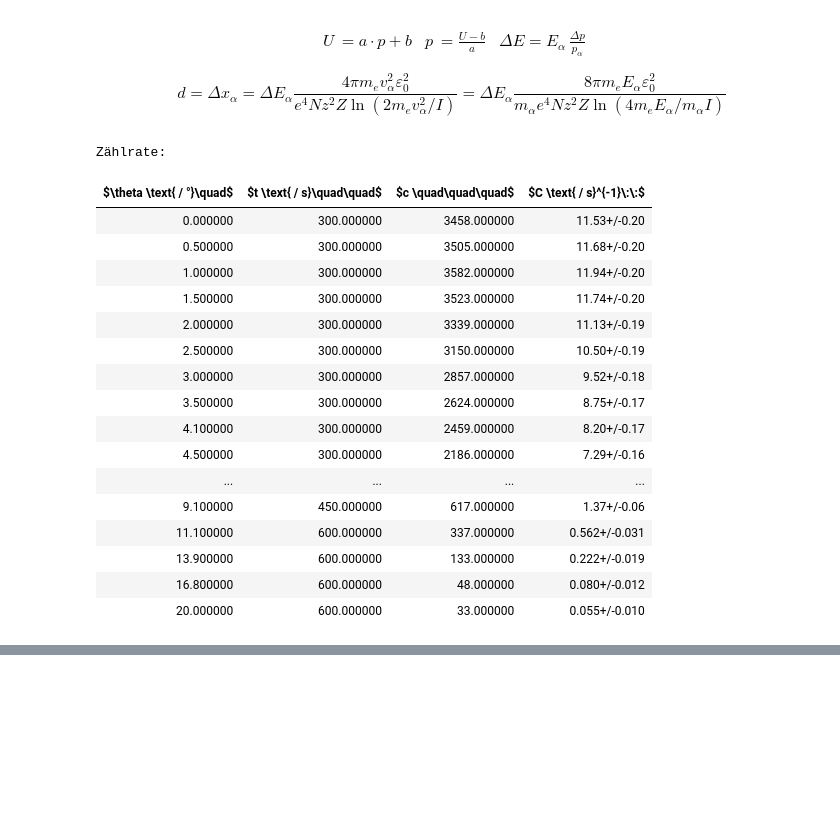
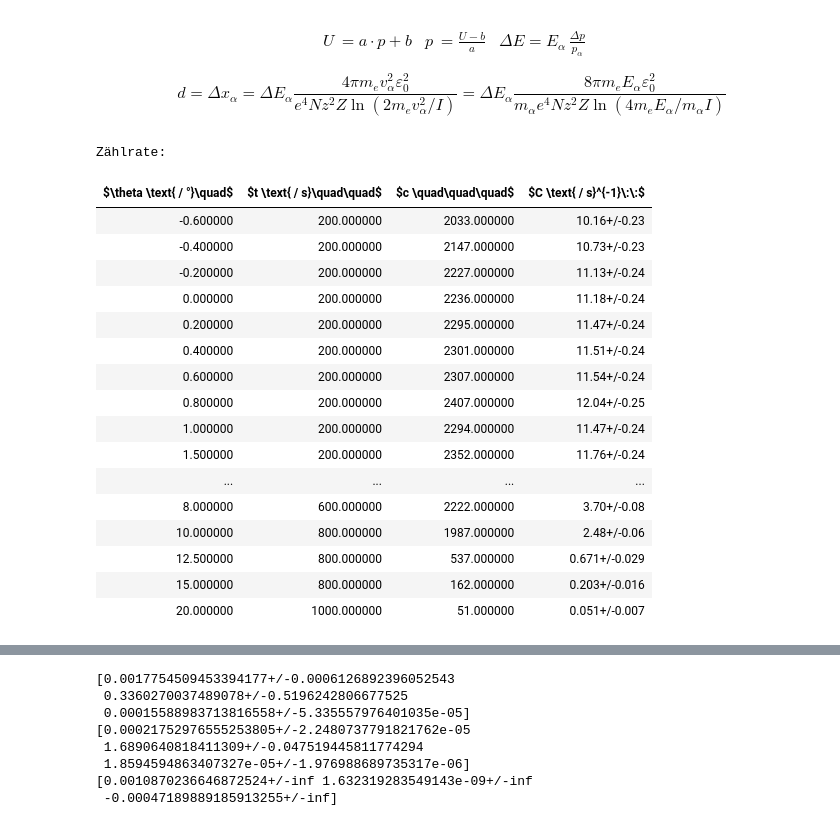
Before and after one commit to frtza/advancedlaboratory, a Jupyter notebook: V16/note.ipynb, the cells around one changed output, grey strips where cells are left out. Cells and saved outputs as stored; diff of their text form; code cells hidden in the pictures; blank space fills up the shorter version.

```diff
--- a/V16/note.ipynb
+++ b/V16/note.ipynb
@@ -257,46 +257,72 @@ U &= a \cdot p + b & p &= \frac{U - b}{a} & \Delta E = E_\alpha \, \frac{\Delta
 $$d = \Delta x_\alpha = \Delta E_\alpha \frac{4\pi m_e v_\alpha^2 \varepsilon_0^2}{e^4 N z^2 Z \ln (2m_e v_\alpha^2 / I)}
 = \Delta E_\alpha \frac{8\pi m_e E_\alpha \varepsilon_0^2}{m_\alpha e^4 N z^2 Z \ln (4m_e E_\alpha / m_\alpha I)}$$
 # %%
-ang, c, t = np.genfromtxt('data/altprotokoll/winkel.txt', unpack=True)
+ang, c, t = np.genfromtxt('data/winkel.txt', unpack=True)
 C = uar(c / t, np.sqrt(c) / t)
 
 ang_df = df({r'$\theta \text{ / °}\quad$':ang, r'$t \text{ / s}\quad\quad$':t, r'$c \quad\quad\quad$':c, r'$C \text{ / s}^{-1}\:\:$':C})
 
 print('Zählrate:')
 display(ang_df.style.hide())
 
 
-def ruth(phi):
-    return 1 / unp.sin(phi)**4
+def ruth(phi, a, b, c):
+    return a / (np.sin((phi - b) * np.pi / 180)**4 + c)
 
-th = np.linspace(-0.6, 20, 10000) * np.pi / 180
+par_1, cov_1 = fit(ruth, ang, noms(C), p0=[1e-3, 1e-0, 1e-6])
+err_1 = np.sqrt(np.diag(cov_1))
+par_1 = uar(par_1, err_1)
+
+par_2, cov_2 = fit(ruth, ang[:14], noms(C[:14]), p0=[1e-3, 1e-0, 1e-6])
+err_2 = np.sqrt(np.diag(cov_2))
+par_2 = uar(par_2, err_2)
+
+par_3, cov_3 = fit(ruth, ang[-4:], noms(C[-4:]), p0=[1e-0, 1.632319283549143e-9, 1e-6])
+err_3 = np.sqrt(np.diag(cov_3))
+par_3 = uar(par_3, err_3)
+
+th = np.linspace(-1.6, 21, 1000)
 
 plt.plot(ang, noms(C), 'kx', ms=3.21, zorder=10)
 
 plt.xlim(plt.xlim())
 plt.ylim(plt.ylim())
 
-plt.plot(th, ruth(th))
+plt.plot(th, ruth(th, *noms(par_1)), c='steelblue')
+plt.plot(th, ruth(th, *noms(par_2)), c='olivedrab')
+plt.plot(th[450:], ruth(th[450:], *noms(par_3)), c='firebrick')
 
 plt.show()
 plt.close()
+
+print(par_1)
+print(par_2)
+print(par_3)
 # %% [output]
 Zählrate:
 | $\theta \text{ / °}\quad$ | $t \text{ / s}\quad\quad$ | $c \quad\quad\quad$ | $C \text{ / s}^{-1}\:\:$ |
-| 0.000000 | 300.000000 | 3458.000000 | 11.53+/-0.20 |
-| 0.500000 | 300.000000 | 3505.000000 | 11.68+/-0.20 |
-| 1.000000 | 300.000000 | 3582.000000 | 11.94+/-0.20 |
-| 1.500000 | 300.000000 | 3523.000000 | 11.74+/-0.20 |
-| 2.000000 | 300.000000 | 3339.000000 | 11.13+/-0.19 |
-| 2.500000 | 300.000000 | 3150.000000 | 10.50+/-0.19 |
-| 3.000000 | 300.000000 | 2857.000000 | 9.52+/-0.18 |
-| 3.500000 | 300.000000 | 2624.000000 | 8.75+/-0.17 |
-| 4.100000 | 300.000000 | 2459.000000 | 8.20+/-0.17 |
-| 4.500000 | 300.000000 | 2186.000000 | 7.29+/-0.16 |
+| -0.600000 | 200.000000 | 2033.000000 | 10.16+/-0.23 |
+| -0.400000 | 200.000000 | 2147.000000 | 10.73+/-0.23 |
+| -0.200000 | 200.000000 | 2227.000000 | 11.13+/-0.24 |
+| 0.000000 | 200.000000 | 2236.000000 | 11.18+/-0.24 |
+| 0.200000 | 200.000000 | 2295.000000 | 11.47+/-0.24 |
+| 0.400000 | 200.000000 | 2301.000000 | 11.51+/-0.24 |
+| 0.600000 | 200.000000 | 2307.000000 | 11.54+/-0.24 |
+| 0.800000 | 200.000000 | 2407.000000 | 12.04+/-0.25 |
+| 1.000000 | 200.000000 | 2294.000000 | 11.47+/-0.24 |
+| 1.500000 | 200.000000 | 2352.000000 | 11.76+/-0.24 |
 | ... | ... | ... | ... |
-| 9.100000 | 450.000000 | 617.000000 | 1.37+/-0.06 |
-| 11.100000 | 600.000000 | 337.000000 | 0.562+/-0.031 |
-| 13.900000 | 600.000000 | 133.000000 | 0.222+/-0.019 |
-| 16.800000 | 600.000000 | 48.000000 | 0.080+/-0.012 |
-| 20.000000 | 600.000000 | 33.000000 | 0.055+/-0.010 |
+| 8.000000 | 600.000000 | 2222.000000 | 3.70+/-0.08 |
+| 10.000000 | 800.000000 | 1987.000000 | 2.48+/-0.06 |
+| 12.500000 | 800.000000 | 537.000000 | 0.671+/-0.029 |
+| 15.000000 | 800.000000 | 162.000000 | 0.203+/-0.016 |
+| 20.000000 | 1000.000000 | 51.000000 | 0.051+/-0.007 |
 [drawing not drawn]
+[0.0017754509453394177+/-0.0006126892396052543
+ 0.3360270037489078+/-0.5196242806677525
+ 0.00015588983713816558+/-5.335557976401035e-05]
+[0.00021752976555253805+/-2.2480737791821762e-05
+ 1.6890640818411309+/-0.047519445811774294
+ 1.8594594863407327e-05+/-1.976988689735317e-06]
+[0.0010870236646872524+/-inf 1.632319283549143e-09+/-inf
+ -0.00047189889185913255+/-inf]
```
Also changed, not shown: 1 other file.
